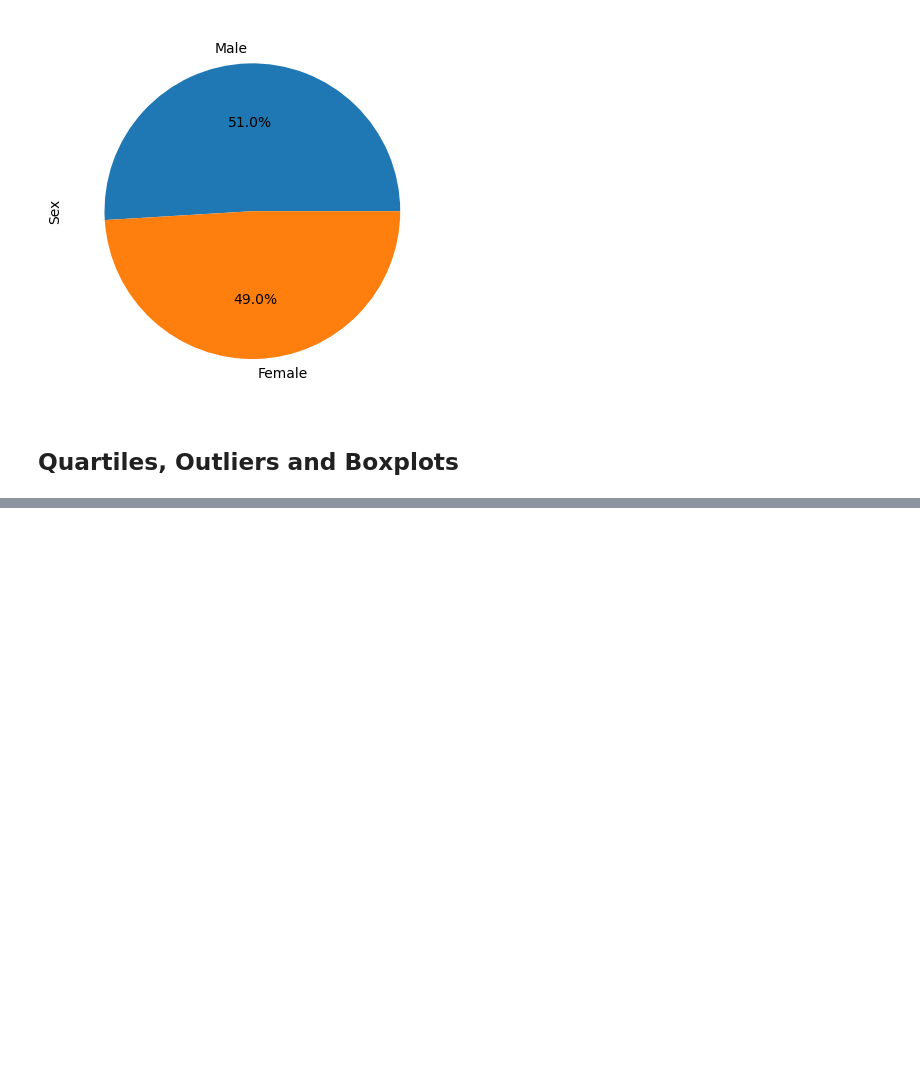
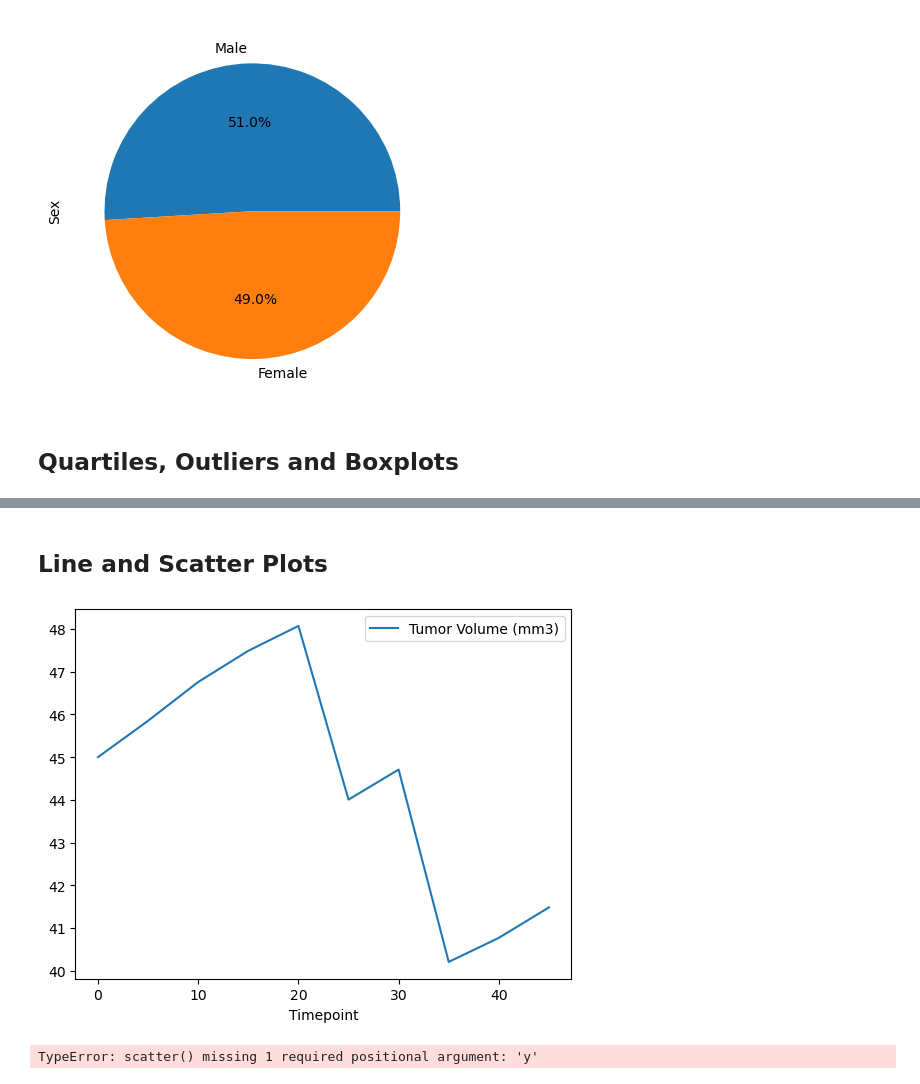
Before and after one commit to YashadaKul/pymaceuticals, a Jupyter notebook: main_script.ipynb, the cells around one changed output, grey strips where cells are left out. Cells and saved outputs as stored; diff of their text form; code cells hidden in the pictures; blank space fills up the shorter version.

```diff
--- a/main_script.ipynb
+++ b/main_script.ipynb
@@ -272,0 +380,17 @@ plt.show()
+# %% [markdown]
+## Line and Scatter Plots
+# %%
+# Generate a line plot of tumor volume vs. time point for a single mouse treated with Capomulin
+i509 = capomulin.loc[capomulin["Mouse ID"] == "l509", :]
+i509
+mouse_tumor_line = i509.plot(kind = "line", x = "Timepoint", y = "Tumor Volume (mm3)")
+# %% [output]
+[figure, added]
+# %%
+# Generate a scatter plot of mouse weight vs. the average observed tumor volume for the entire Capomulin regimen
+capomulin = cleaned_df.loc[cleaned_df["Drug Regimen"] == "Capomulin", :]
+capomulin_groupby = capomulin.groupby(["Weight (g)"])
+capomulin_avg_tumor = capomulin_groupby["Tumor Volume (mm3)"].mean()
+plt.scatter(capomulin_avg_tumor)
+# %% [output]
+TypeError: scatter() missing 1 required positional argument: 'y'
```
Also changed, not shown: parts of 10 cells of this notebook, 1 other file.
